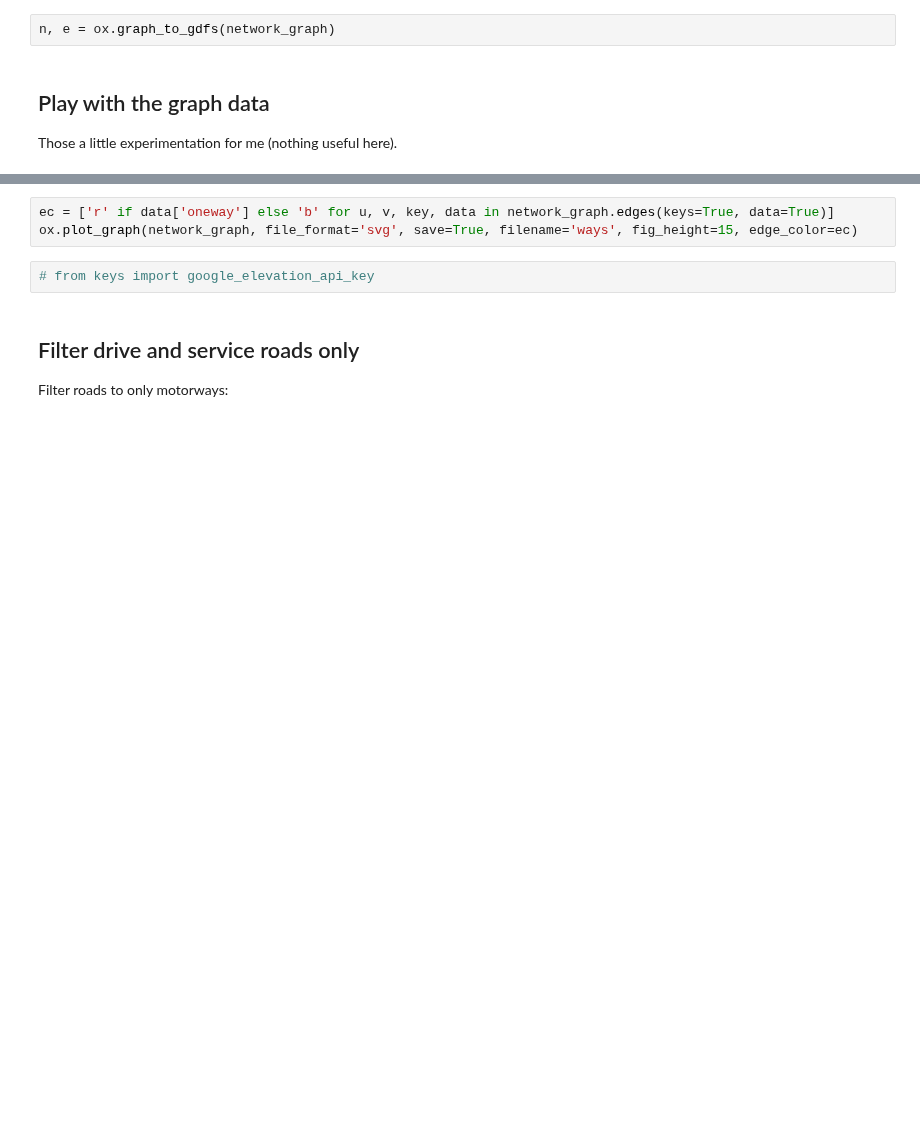
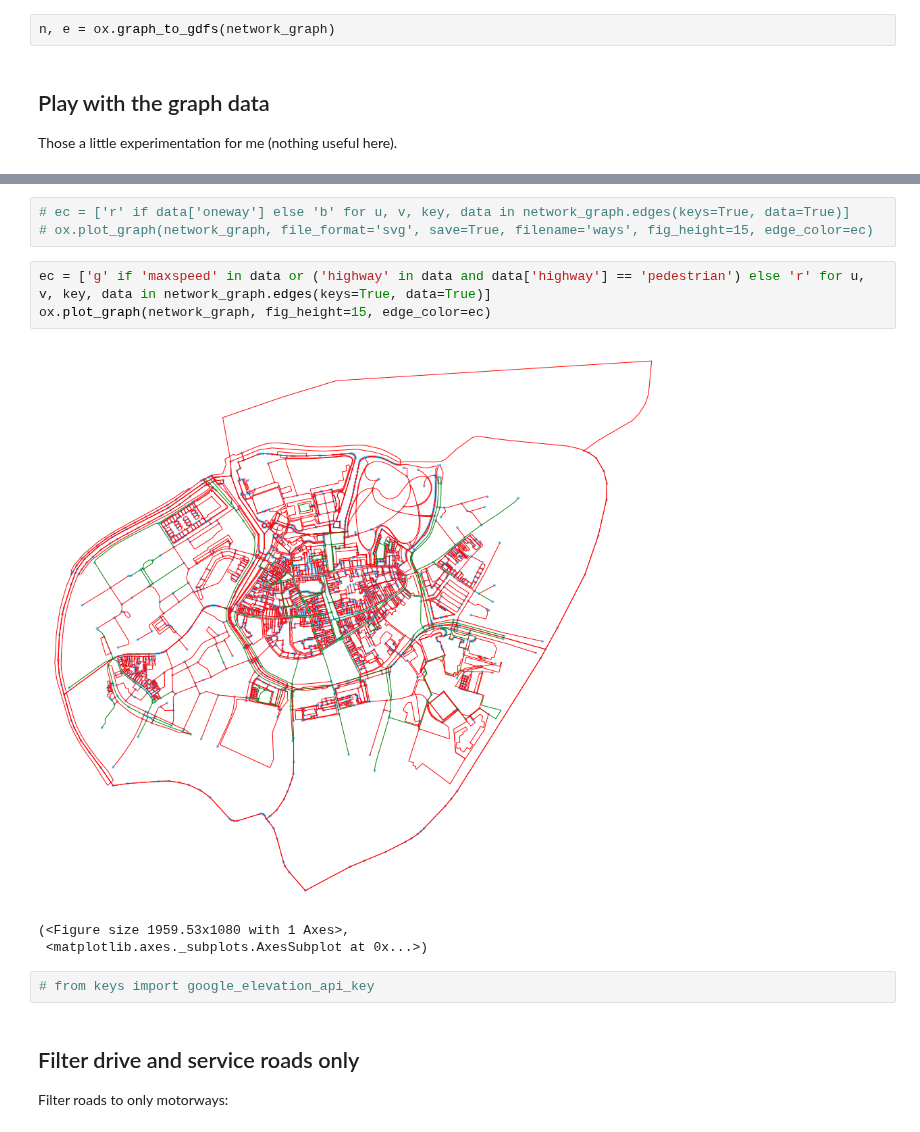
Before and after one commit to tudelft3d/carriageways-creator, a Jupyter notebook: processing.ipynb, the cells around one changed output, grey strips where cells are left out. Cells and saved outputs as stored; diff of their text form; blank space fills up the shorter version.

```diff
--- a/processing.ipynb
+++ b/processing.ipynb
@@ -53,6 +80,13 @@ e.iloc[0]
 # %%
-ec = ['r' if data['oneway'] else 'b' for u, v, key, data in network_graph.edges(keys=True, data=True)]
-ox.plot_graph(network_graph, file_format='svg', save=True, filename='ways', fig_height=15, edge_color=ec)
+# ec = ['r' if data['oneway'] else 'b' for u, v, key, data in network_graph.edges(keys=True, data=True)]
+# ox.plot_graph(network_graph, file_format='svg', save=True, filename='ways', fig_height=15, edge_color=ec)
+# %%
+ec = ['g' if 'maxspeed' in data or ('highway' in data and data['highway'] == 'pedestrian') else 'r' for u, v, key, data in network_graph.edges(keys=True, data=True)]
+ox.plot_graph(network_graph, fig_height=15, edge_color=ec)
+# %% [output]
+[figure, added]
+(<Figure size 1959.53x1080 with 1 Axes>,
+ <matplotlib.axes._subplots.AxesSubplot at 0x...>)
 # %%
 # from keys import google_elevation_api_key
 # %% [markdown]
```
Also changed, not shown: parts of 27 cells of this notebook.
